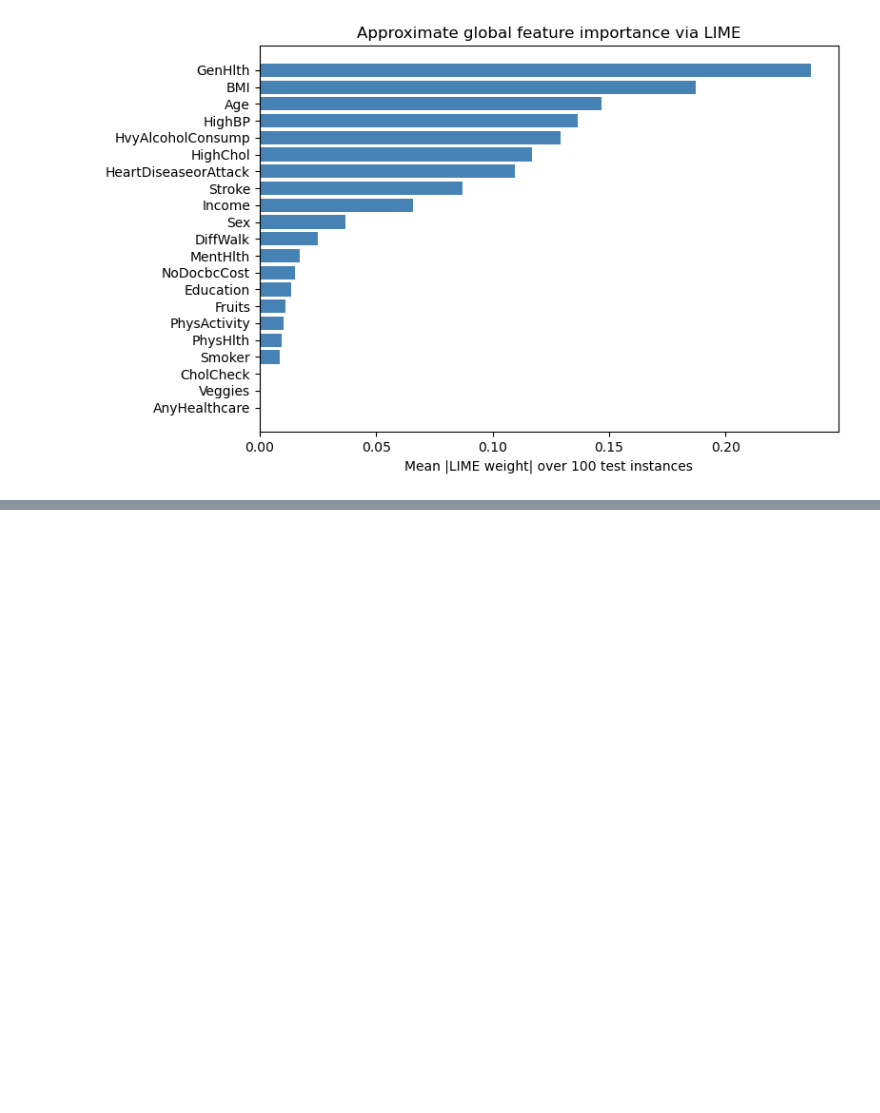
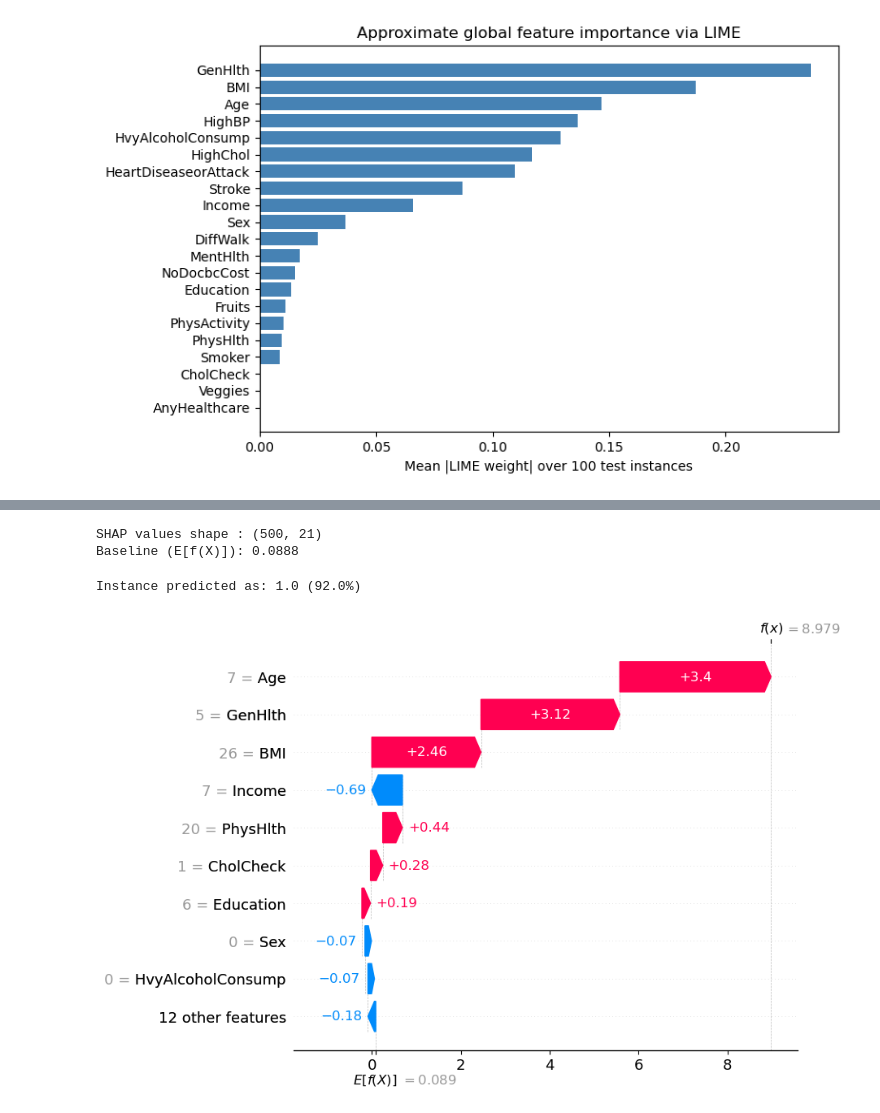
Before and after one commit to Stampe04/XAI_01, a Jupyter notebook: nn.ipynb, the cells around one changed output, grey strips where cells are left out. Saved outputs shown, nothing was run; the diff lists cells and outputs as text; code cells hidden in the pictures; blank space fills up the shorter version.

```diff
--- a/nn.ipynb
+++ b/nn.ipynb
@@ -465,0 +517,80 @@ plt.show()
+# %%
+import shap
+
+pos_label_idx = le.transform(['1.0'])[0]
+
+model.eval()
+
+# DeepExplainer supports PyTorch neural networks.
+background = X_train_tensor[:100]
+
+_deep_explainer = shap.DeepExplainer(model, background)
+
+class BinaryDeepExplainer:
+    def __init__(self, explainer):
+        self.explainer = explainer
+
+        base = explainer.expected_value
+        if isinstance(base, torch.Tensor):
+            base = base.detach().cpu().numpy()
+
+        base = float(np.asarray(base).reshape(-1)[0])
+        self.expected_value = np.array([-base, base])
+
+    def shap_values(self, X):
+        X_tensor = torch.as_tensor(X, dtype=torch.float32)
+        values = self.explainer.shap_values(X_tensor)
+
+        if isinstance(values, list):
+            values = values[0]
+
+        if isinstance(values, torch.Tensor):
+            values = values.detach().cpu().numpy()
+
+        values = np.asarray(values)
+
+        # Remove the singleton output dimension, if present.
+        if values.ndim == 3:
+            values = values[..., 0]
+
+        # Represent binary classes as negative and positive logits.
+        return [-values, values]
+
+shap_tree_explainer = BinaryDeepExplainer(_deep_explainer)
+
+# The neural network was trained on standardized features.
+X_test = X_test_scaled
+
+# Compute exact SHAP values for a 500-instance sample of the test set.
+# Returns a list [class_0_array, class_1_array] or a 3-D array depending on shap version.
+N_SHAP = 500
+shap_vals_raw = shap_tree_explainer.shap_values(X_test[:N_SHAP])
+
+if isinstance(shap_vals_raw, list):
+    sv_pos_all = shap_vals_raw[pos_label_idx]           # (N_SHAP, n_features)
+else:
+    sv_pos_all = shap_vals_raw[:, :, pos_label_idx]     # (N_SHAP, n_features)
+
+ev = shap_tree_explainer.expected_value
+expected_val = ev[pos_label_idx] if hasattr(ev, '__len__') else float(ev)
+
+print(f'SHAP values shape : {sv_pos_all.shape}')
+print(f'Baseline (E[f(X)]): {expected_val:.4f}')
+# %% [output]
+SHAP values shape : (500, 21)
+Baseline (E[f(X)]): 0.0888
+# %%
+sv_hi = shap_tree_explainer.shap_values(instance.reshape(1, -1))
+sv_hi_pos = (sv_hi[pos_label_idx][0] if isinstance(sv_hi, list) else sv_hi[0, :, pos_label_idx])
+
+shap_exp_hi = shap.Explanation(
+    values=sv_hi_pos,
+    base_values=expected_val,
+    data=instance,
+    feature_names=FEATURE_COLS,
+)
+print(f'Instance predicted as: {pred_class} ({pred_proba.max():.1%})')
+shap.plots.waterfall(shap_exp_hi)
+# %% [output]
+Instance predicted as: 1.0 (92.0%)
+[figure, added]
```
Also changed, not shown: parts of 7 cells of this notebook.
